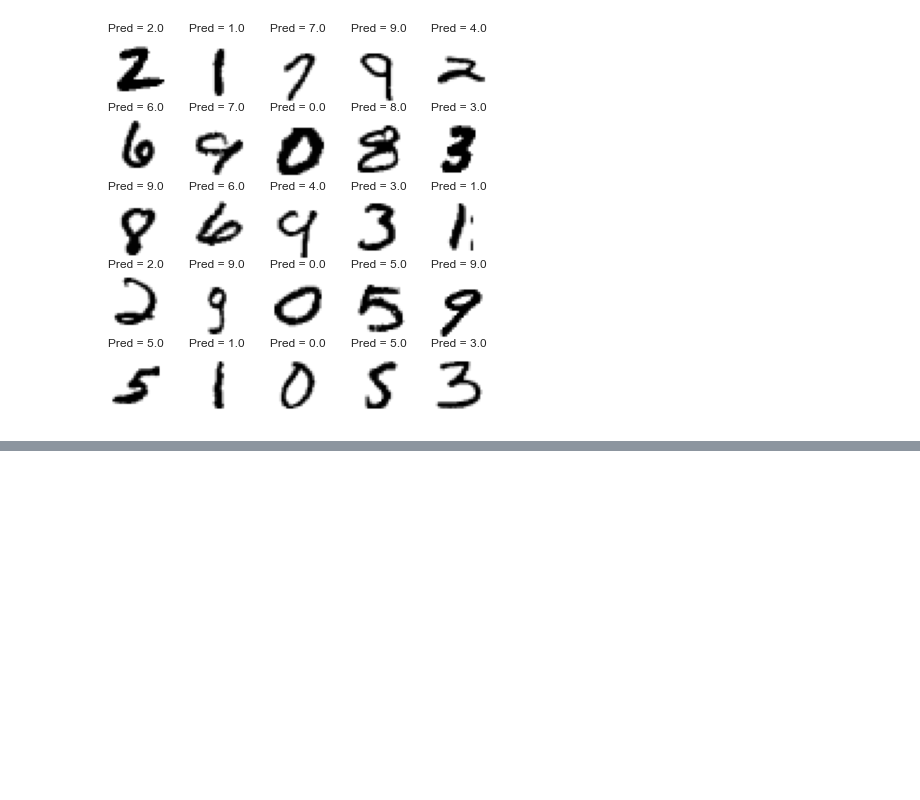
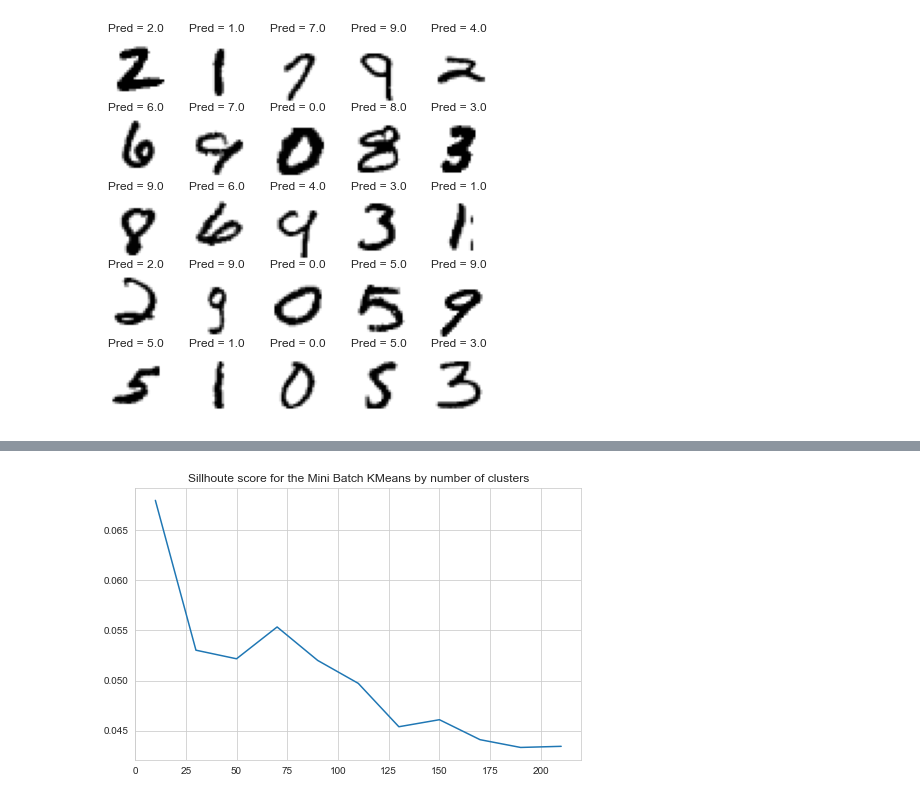
Before and after one commit to akhileshnair2024/MSDS_422_Module_6_Digit_Recognizer, a Jupyter notebook: Module_6_Digit_Indentifier.ipynb, the cells around one changed output, grey strips where cells are left out. Saved outputs shown, nothing was run; the diff lists cells and outputs as text; code cells hidden in the pictures; blank space fills up the shorter version.

```diff
--- a/Module_6_Digit_Indentifier.ipynb
+++ b/Module_6_Digit_Indentifier.ipynb
@@ -537,0 +597,41 @@ def infer_data_labels(X_labels, cluster_labels):
+# %%
+from sklearn.metrics import silhouette_score
+
+score_sil = []
+score_acc = []
+
+index = np.arange(10,211,20)
+
+for i in index:
+
+  #initiating the model
+  kmeans = MiniBatchKMeans(
+    n_clusters = i
+    ,n_init = 'auto'
+    ,random_state=89
+  )
+
+  #fitting the model
+  kmeans.fit(X)
+
+  #calculating sillhoute score
+  score_sil.append(silhouette_score(X, kmeans.labels_))
+
+  #correcting model labels
+  X_clusters = kmeans.predict(X)
+
+  #correcting the labels of the clusters
+  cluster_labels = infer_cluster_labels(kmeans, y)
+  predicted_labels = infer_data_labels(X_clusters, cluster_labels)
+
+  #measuring the accuracy
+  accuracy = accuracy_score(predicted_labels,y)
+  score_acc.append(accuracy)
+# %%
+fig, ax = plt.subplots(figsize = (8, 5))
+
+ax.plot(index,score_sil)
+ax.set_title('Sillhoute score for the Mini Batch KMeans by number of clusters')
+plt.show()
+# %% [output]
+[figure, added]
```
Also changed, not shown: parts of 21 cells of this notebook.
